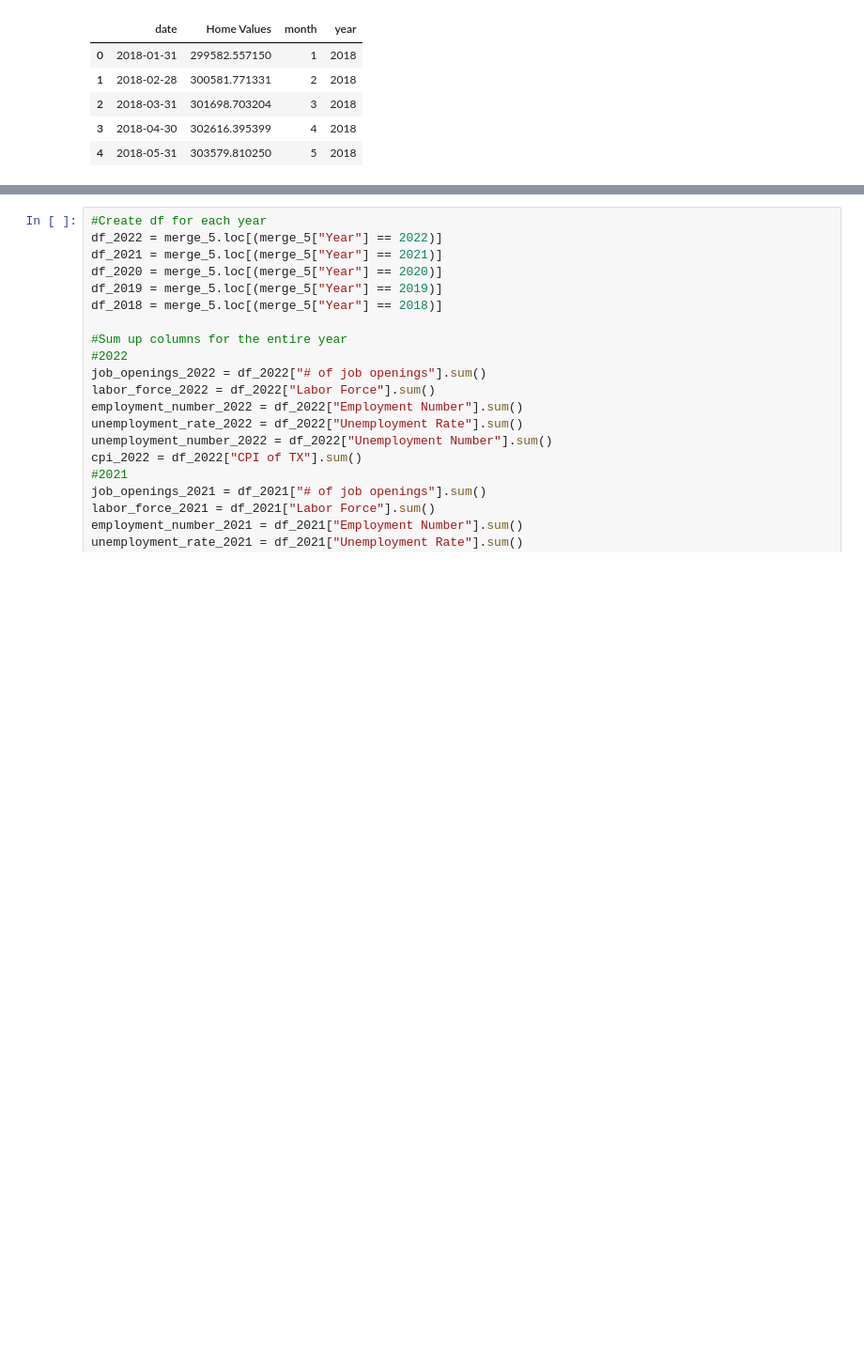
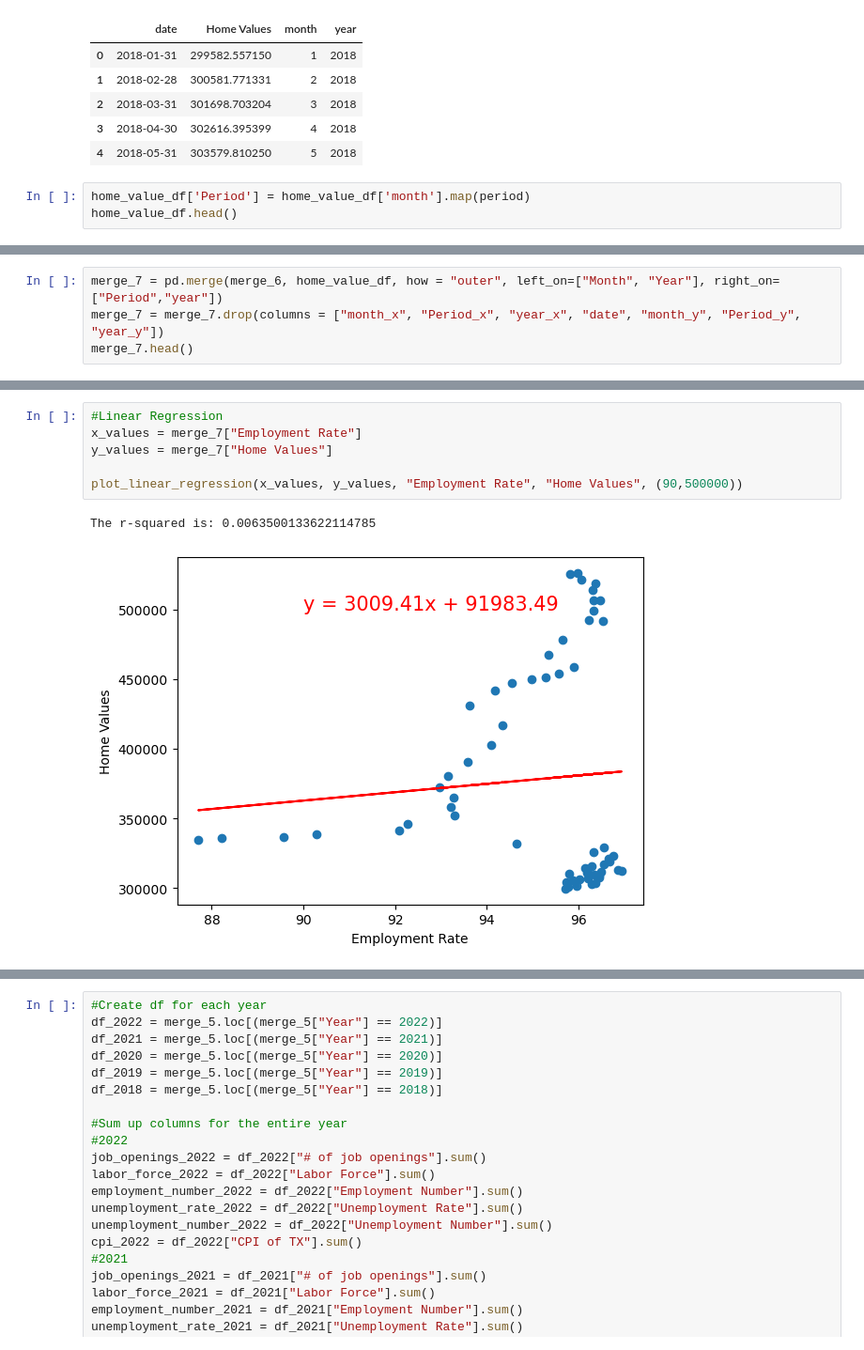
Before and after one commit to lynnlee2002/project-1, a Jupyter notebook: CODEine_project_1.ipynb, the cells around one changed output, grey strips where cells are left out. Shown: that part at 94% size. Saved outputs shown, nothing was run; the diff lists cells and outputs as text; blank space fills up the shorter version.

```diff
--- a/CODEine_project_1.ipynb
+++ b/CODEine_project_1.ipynb
@@ -622,3 +679,6 @@ home_value_df.head()
 | 2 | 2018-03-31 | 301698.703204 | 3 | 2018 |
 | 3 | 2018-04-30 | 302616.395399 | 4 | 2018 |
 | 4 | 2018-05-31 | 303579.810250 | 5 | 2018 |
+# %%
+home_value_df['Period'] = home_value_df['month'].map(period)
+home_value_df.head()
@@ -624,0 +692,4 @@ home_value_df.head()
+# %%
+merge_7 = pd.merge(merge_6, home_value_df, how = "outer", left_on=["Month", "Year"], right_on=["Period","year"])
+merge_7 = merge_7.drop(columns = ["month_x", "Period_x", "year_x", "date", "month_y", "Period_y", "year_y"])
+merge_7.head()
@@ -625,3 +703,12 @@ home_value_df.head()
+# %%
+#Linear Regression
+x_values = merge_7["Employment Rate"]
+y_values = merge_7["Home Values"]
+
+plot_linear_regression(x_values, y_values, "Employment Rate", "Home Values", (90,500000))
+# %% [output]
+The r-squared is: 0.0063500133622114785
+[figure, added]
 # %%
 #Create home valye graph
 plt.plot(home_value_df['date'], home_value_df['Home Values'])
```
Also changed, not shown: parts of 11 cells of this notebook.
